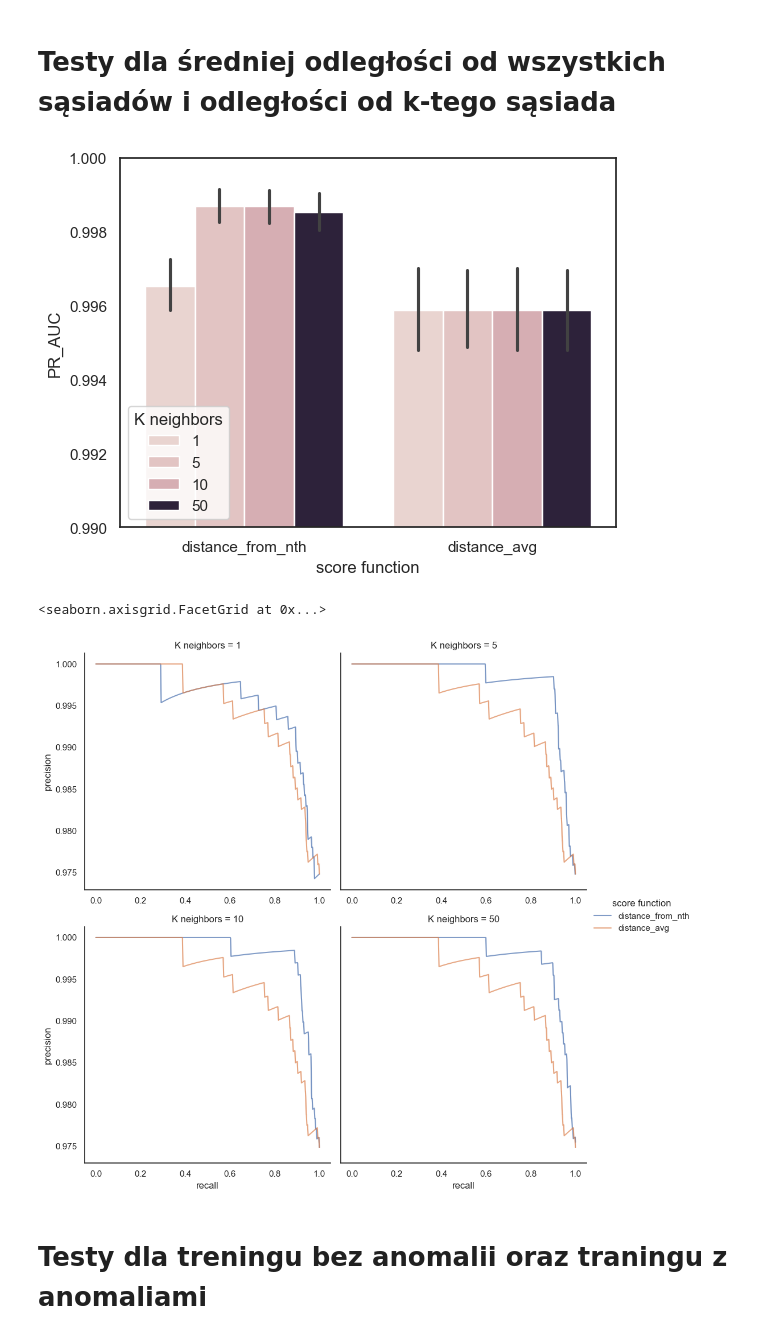
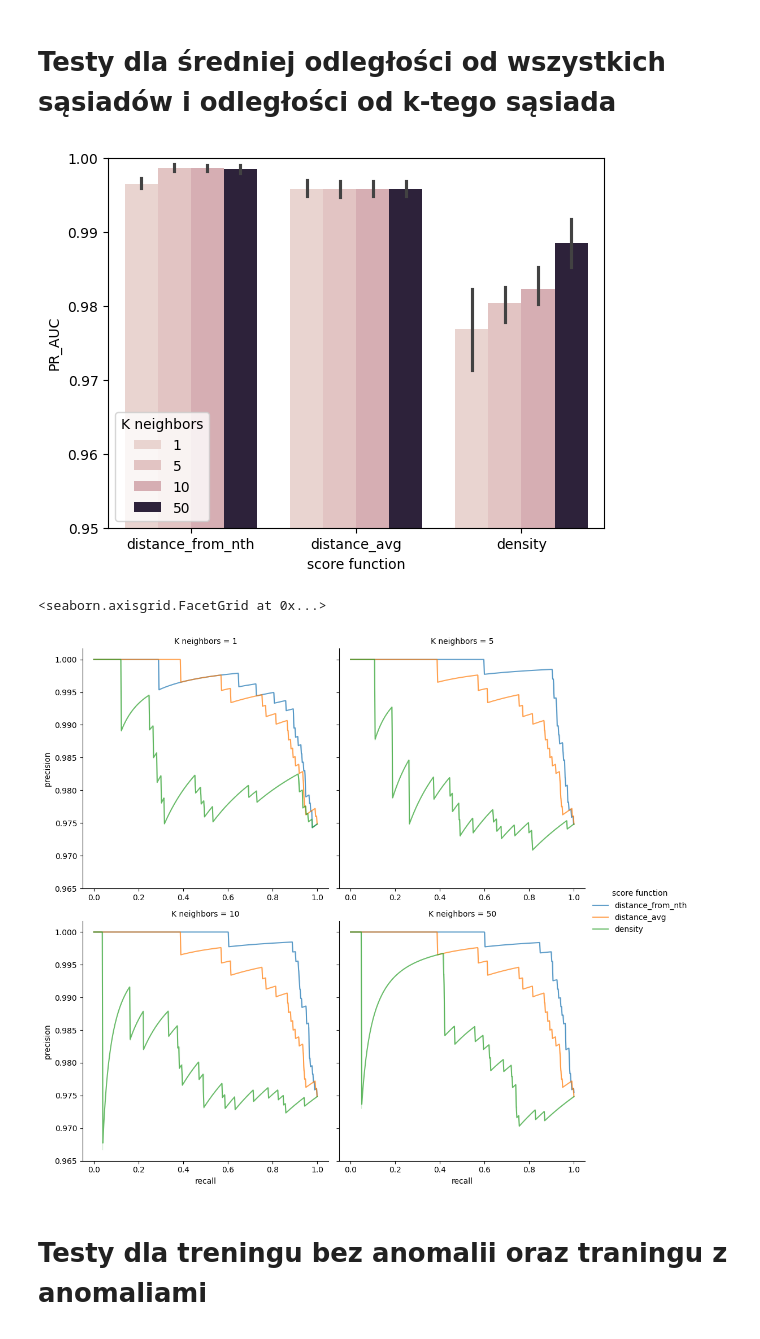
Before and after one commit to kubiakm/ZUM, a Jupyter notebook: knn_tests.ipynb, the cells around one changed output. Cells and saved outputs as stored; diff of their text form; code cells hidden in the pictures.

```diff
--- a/knn_tests.ipynb
+++ b/knn_tests.ipynb
@@ -224,19 +223,28 @@ def distance_from_nth(distances, X, k):
 
 def distance_avg(distances, X, k):
     return np.mean(distances, axis=1)
+
+def density(distances, X, k, fitted_detector=None):
+    nearest_neighbors = np.argsort(distances, axis=1)[:, :k]
+    if fitted_detector is None:
+        fitted_detector = KNNAnomalyDetector(k=k)
+        fitted_detector.fit(nearest_neighbors)
+    neighbor_scores = fitted_detector.predict(nearest_neighbors)
+    neighbor_scores = nearest_neighbors.reshape((-1, k)) # ensure 2d
+    return np.mean(neighbor_scores, axis=1)
 # %%
 # test parameters
-score_funcs = [distance_from_nth, distance_avg]
+score_funcs = [distance_from_nth, distance_avg, density]
 n_neighbors = [1, 5, 10, 50]
 # %%
 result_df = test_functions.test_loop(thyroid_features, thyroid_labels, n_neighbors, [None], score_funcs)
 # %%
 fig, ax = plt.subplots()
 sns.barplot(result_df, x="score function", y="PR_AUC", hue="K neighbors", ax=ax)
-ax.set_ylim(0.99, 1)
+ax.set_ylim(0.95, 1)
 plt.show()
 # %% [output]
-[figure, old version]
+[figure, new version]
 # %%
 #plot PR curves
 pr_df = result_df[result_df["CV"] == 1]
@@ -255,7 +263,7 @@ sns.relplot(
 )
 # %% [output]
 <seaborn.axisgrid.FacetGrid at 0x...>
-[figure, old version]
+[figure, new version]
 # %% [markdown]
 # Testy dla treningu bez anomalii oraz traningu z anomaliami
 # %%
```
Also changed, not shown: parts of 9 cells of this notebook, 2 other files.
